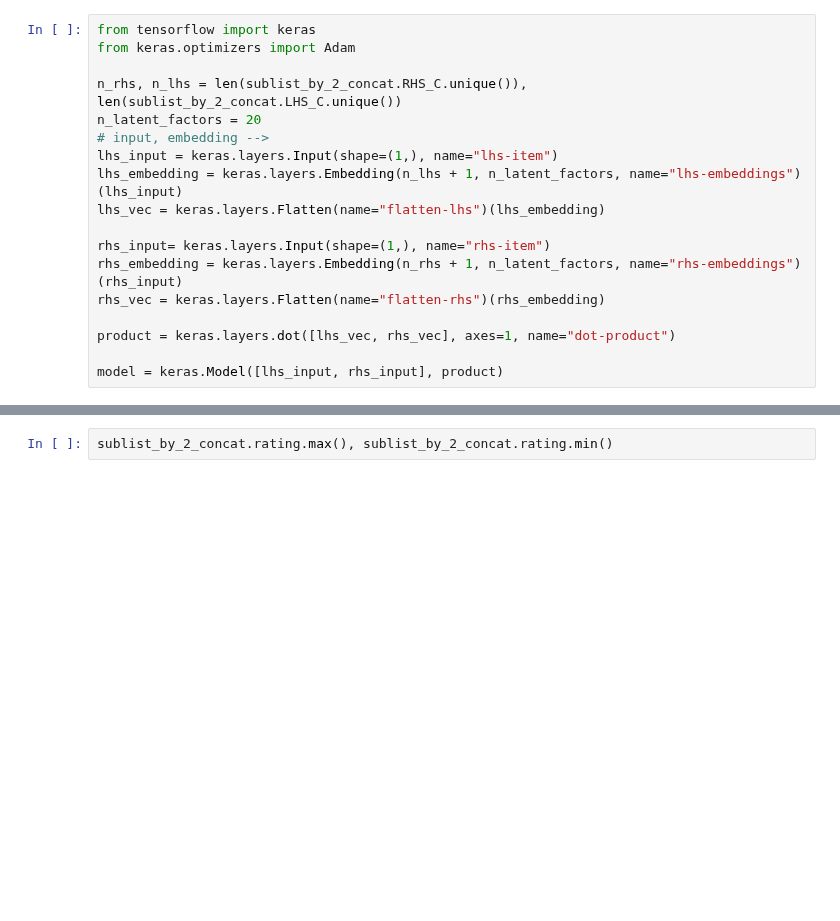
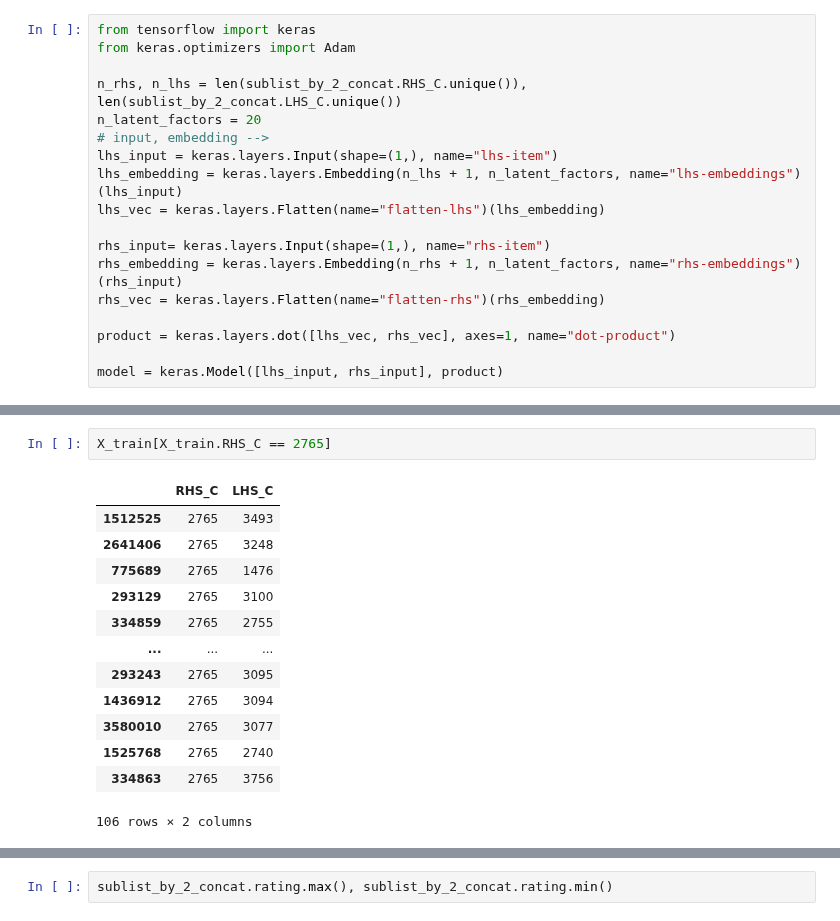
Before and after one commit to melihkacaman/Option-Matrix-Factorization, a Jupyter notebook: notebooks/03. Model Creation.ipynb, the cells around one changed output, grey strips where cells are left out. Cells and saved outputs as stored; diff of their text form; blank space fills up the shorter version.

```diff
--- a/notebooks/03. Model Creation.ipynb
+++ b/notebooks/03. Model Creation.ipynb
@@ -408,0 +428,16 @@ Epoch 100/100
+# %%
+X_train[X_train.RHS_C == 2765]
+# %% [output]
+|  | RHS_C | LHS_C |
+| 1512525 | 2765 | 3493 |
+| 2641406 | 2765 | 3248 |
+| 775689 | 2765 | 1476 |
+| 293129 | 2765 | 3100 |
+| 334859 | 2765 | 2755 |
+| ... | ... | ... |
+| 293243 | 2765 | 3095 |
+| 1436912 | 2765 | 3094 |
+| 3580010 | 2765 | 3077 |
+| 1525768 | 2765 | 2740 |
+| 334863 | 2765 | 3756 |
+106 rows × 2 columns
```
Also changed, not shown: parts of 15 cells of this notebook.
